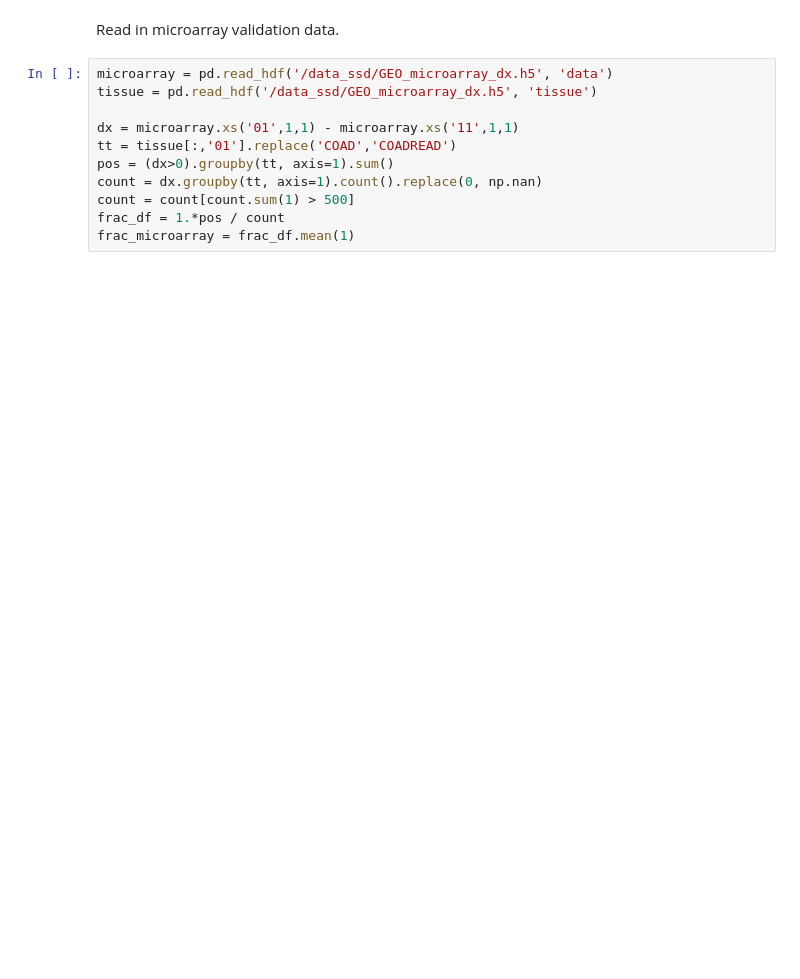
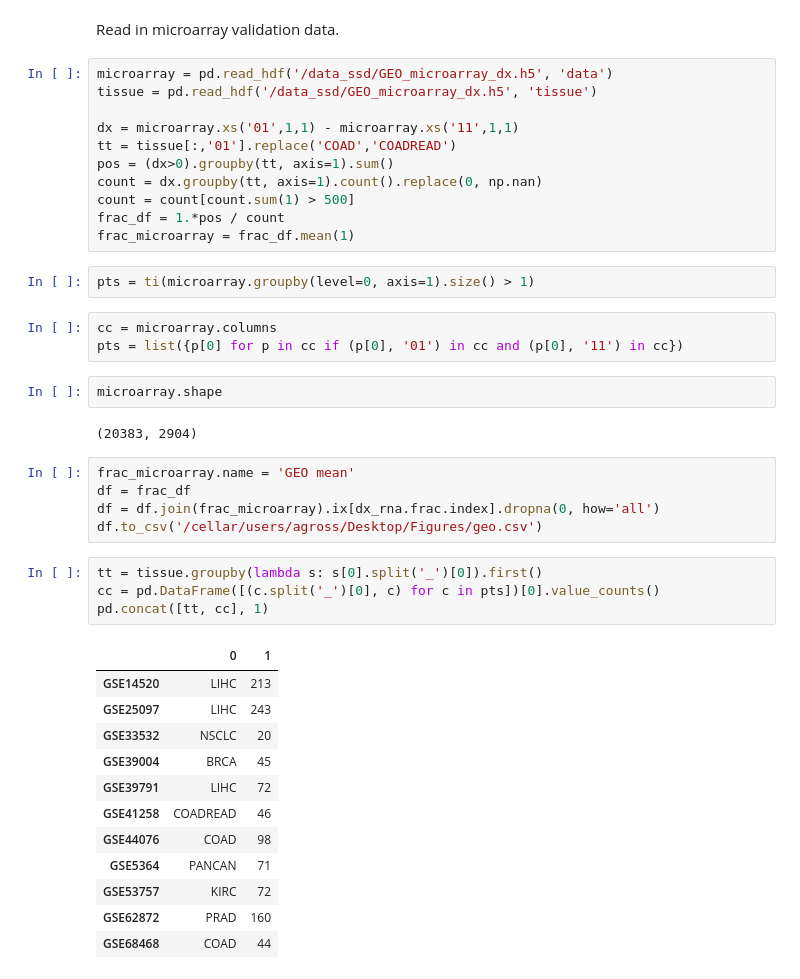
Before and after one commit to theandygross/TCGA_differential_expression, a Jupyter notebook: Notebooks/Figures/Figure_1.ipynb, the cells around one changed output. Cells and saved outputs as stored; diff of their text form; blank space fills up the shorter version.

```diff
--- a/Notebooks/Figures/Figure_1.ipynb
+++ b/Notebooks/Figures/Figure_1.ipynb
@@ -26,6 +26,37 @@ count = dx.groupby(tt, axis=1).count().replace(0, np.nan)
 count = count[count.sum(1) > 500]
 frac_df = 1.*pos / count
 frac_microarray = frac_df.mean(1)
+# %%
+pts = ti(microarray.groupby(level=0, axis=1).size() > 1)
+# %%
+cc = microarray.columns
+pts = list({p[0] for p in cc if (p[0], '01') in cc and (p[0], '11') in cc})
+# %%
+microarray.shape
+# %% [output]
+(20383, 2904)
+# %%
+frac_microarray.name = 'GEO mean'
+df = frac_df
+df = df.join(frac_microarray).ix[dx_rna.frac.index].dropna(0, how='all')
+df.to_csv('/cellar/users/agross/Desktop/Figures/geo.csv')
+# %%
+tt = tissue.groupby(lambda s: s[0].split('_')[0]).first()
+cc = pd.DataFrame([(c.split('_')[0], c) for c in pts])[0].value_counts()
+pd.concat([tt, cc], 1)
+# %% [output]
+|  | 0 | 1 |
+| GSE14520 | LIHC | 213 |
+| GSE25097 | LIHC | 243 |
+| GSE33532 | NSCLC | 20 |
+| GSE39004 | BRCA | 45 |
+| GSE39791 | LIHC | 72 |
+| GSE41258 | COADREAD | 46 |
+| GSE44076 | COAD | 98 |
+| GSE5364 | PANCAN | 71 |
+| GSE53757 | KIRC | 72 |
+| GSE62872 | PRAD | 160 |
+| GSE68468 | COAD | 44 |
 # %%
 match_series(frac_microarray.dropna(), dx_rna.frac.dropna())[0].shape
 # %% [output]
```
Also changed, not shown: parts of 10 cells of this notebook, 24 other files.
